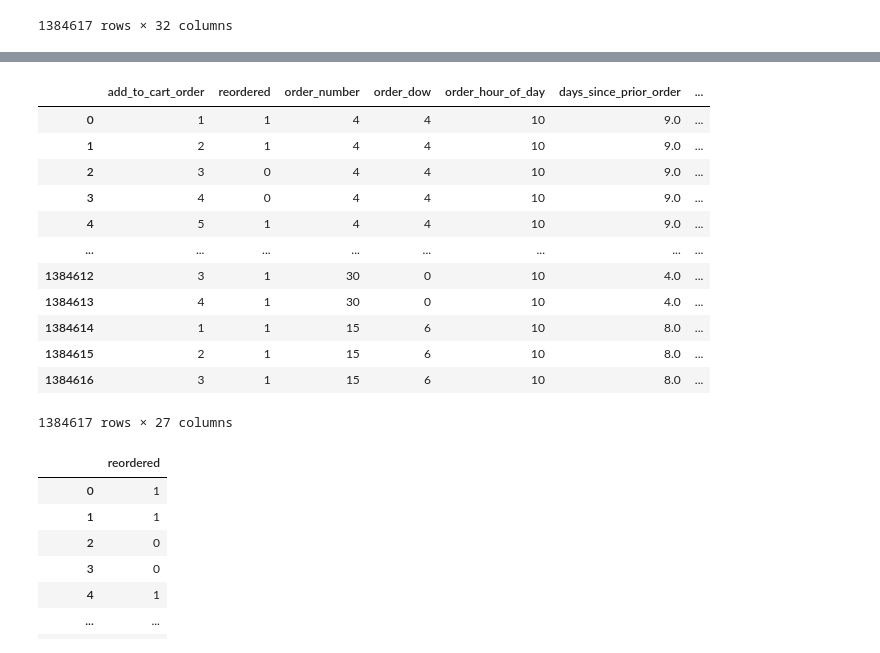
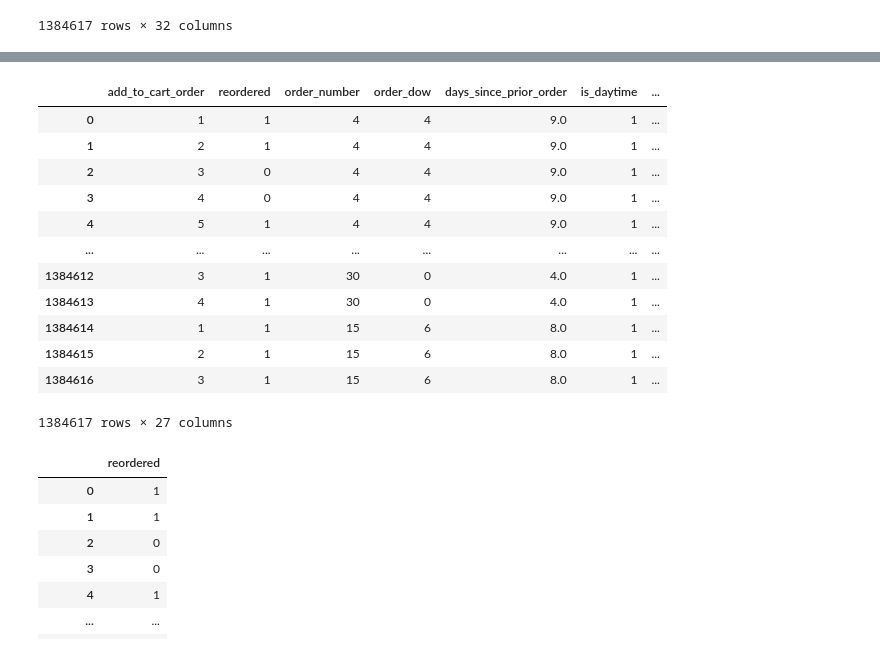
Before and after one commit to hli98/CS334-Project, a Jupyter notebook: preprocessing.ipynb, the cells around one changed output, grey strips where cells are left out. Saved outputs shown, nothing was run; the diff lists cells and outputs as text; code cells hidden in the pictures.

```diff
--- a/preprocessing.ipynb
+++ b/preprocessing.ipynb
@@ -144,8 +170,8 @@ def merge_dfs(order_products, orders, products):
     df = pd.merge(df, products.drop(columns=['product_name']), how = 'left', on = 'product_id')
     return df
 # %%
-train_df = merge_dfs(order_products__train, orders, products)
-train_df
+df = merge_dfs(order_products__train, orders, products)
+df
 # %% [output]
 |  | order_id | product_id | add_to_cart_order | reordered | user_id | eval_set | order_number | order_dow | ... |
 | 0 | 1 | 49302 | 1 | 1 | 112108 | train | 4 | 4 | ... |
@@ -180,18 +192,18 @@ train_info
 # %%
-train_df = train_df.drop(columns = ['order_id', 'product_id', 'user_id', 'eval_set', 'aisle_id'])
-train_df
+df = df.drop(columns = ['order_id', 'product_id', 'user_id', 'eval_set', 'aisle_id'])
+df
 # %% [output]
-|  | add_to_cart_order | reordered | order_number | order_dow | order_hour_of_day | days_since_prior_order | ... |
-| 0 | 1 | 1 | 4 | 4 | 10 | 9.0 | ... |
-| 1 | 2 | 1 | 4 | 4 | 10 | 9.0 | ... |
-| 2 | 3 | 0 | 4 | 4 | 10 | 9.0 | ... |
-| 3 | 4 | 0 | 4 | 4 | 10 | 9.0 | ... |
-| 4 | 5 | 1 | 4 | 4 | 10 | 9.0 | ... |
+|  | add_to_cart_order | reordered | order_number | order_dow | days_since_prior_order | is_daytime | ... |
+| 0 | 1 | 1 | 4 | 4 | 9.0 | 1 | ... |
+| 1 | 2 | 1 | 4 | 4 | 9.0 | 1 | ... |
+| 2 | 3 | 0 | 4 | 4 | 9.0 | 1 | ... |
+| 3 | 4 | 0 | 4 | 4 | 9.0 | 1 | ... |
+| 4 | 5 | 1 | 4 | 4 | 9.0 | 1 | ... |
 | ... | ... | ... | ... | ... | ... | ... | ... |
-| 1384612 | 3 | 1 | 30 | 0 | 10 | 4.0 | ... |
-| 1384613 | 4 | 1 | 30 | 0 | 10 | 4.0 | ... |
-| 1384614 | 1 | 1 | 15 | 6 | 10 | 8.0 | ... |
-| 1384615 | 2 | 1 | 15 | 6 | 10 | 8.0 | ... |
-| 1384616 | 3 | 1 | 15 | 6 | 10 | 8.0 | ... |
+| 1384612 | 3 | 1 | 30 | 0 | 4.0 | 1 | ... |
+| 1384613 | 4 | 1 | 30 | 0 | 4.0 | 1 | ... |
+| 1384614 | 1 | 1 | 15 | 6 | 8.0 | 1 | ... |
+| 1384615 | 2 | 1 | 15 | 6 | 8.0 | 1 | ... |
+| 1384616 | 3 | 1 | 15 | 6 | 8.0 | 1 | ... |
 1384617 rows × 27 columns
 # %%
```
Also changed, not shown: parts of 8 cells of this notebook, 3 other files.
